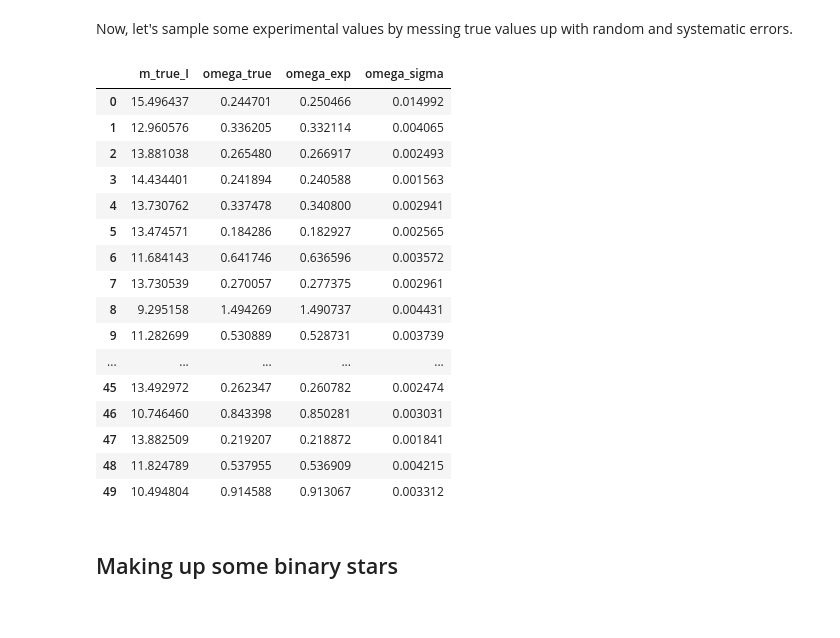
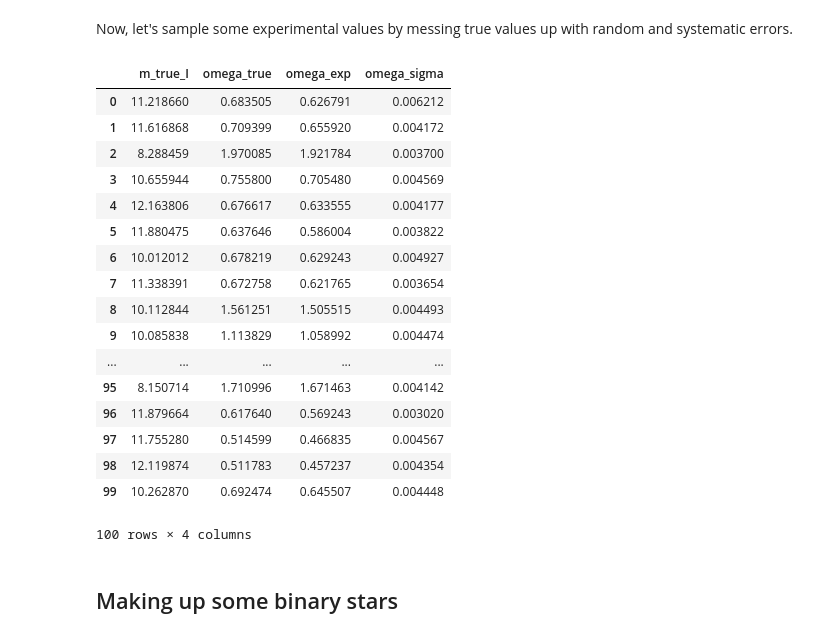
Before and after one commit to vickyscowcroft/bayesian_pl_fitting, a Jupyter notebook: batdog.ipynb, the cells around one changed output. Cells and saved outputs as stored; diff of their text form; code cells hidden in the pictures.

```diff
--- a/batdog.ipynb
+++ b/batdog.ipynb
@@ -79,7 +81,7 @@ def stellar_distribution(r, L, fact=1):
 
 
 # Set some parameters
-N_stars = 50  # number of stars
+N_stars = 100  # number of stars
 scale = 1000  # scale factor in pc to apply, roughly half the mode of the pdf
 
 # Work out the maximum of our distribution
@@ -119,9 +121,9 @@ data['dec'] = pd.Series((np.random.rand(N_stars) - 0.5)*180)
 i = 0
 r_true = np.zeros(N_stars)
 while i < N_stars:
-    # Create a test r of size 13 times that of the scale and a deviate test_p
+    # Create a test r of size ~scale and a deviate test_p
     # to compare with the interval
-    test_r = np.random.rand() * scale * 13
+    test_r = (2*scale - scale/2)*np.random.rand() + scale/2
     test_p = np.random.rand()
 
     # See if the test point is in the distribution or not
@@ -204,7 +206,7 @@ def parallax_error_estimator(magnitude, N_stars):
 
 
 """Parallax"""
-omega_0_true = -0.0  # in mas
+omega_0_true = -0.05  # in mas
 parallax_errors = parallax_error_estimator(data['m_true_I'], N_stars) / 5 ################## BIG CHEEKY DIVISION HERE
 data['omega_exp'] = (data['omega_true'] + omega_0_true
                      + np.random.normal(loc=0, scale=1, size=N_stars)
@@ -213,10 +215,10 @@ data['omega_sigma'] = np.abs(parallax_errors)
 
 
 """Period"""
-# Typical 1-2% P error
+# Typical 1.5% P error
 period_errors = data['P_true'] * np.random.normal(loc=0, scale=0.015, size=N_stars)
 data['P_exp'] = data['P_true'] + period_errors
-data['P_sigma'] = np.sqrt(np.abs(period_errors)**2 + 0.01**2)
+data['P_sigma'] = data['P_exp'] * 0.015
 
 
 """Apparent magnitude (uncorrected for extinction) & extinction estimates"""
@@ -227,51 +229,52 @@ for i, j in zip(band_names, range(N_bands)):
     band = '_' + i
     app_magnitude_errors = np.random.normal(loc=0, scale=0.01, size=N_stars)
     data['m_exp'+band] = data['m_true'+band] + app_magnitude_errors
-    data['m_sigma'+band] = np.sqrt(np.abs(app_magnitude_errors)**2 + 0.01**2)
+    data['m_sigma'+band] = 0.01
     data['A_exp'+band] = data['A_true'+band] * ((0.9-0.5)*np.random.rand(N_stars) + 0.5)
     data['A_sigma'+band] = 0.3 * data['A_exp'+band]   # 30% error on all
 
 
 
 """Inferred absolute magniture from the test PLR"""
 ### THIS CURRENTLY JUST USES INPUT ERROR - needs knowledge of relationship error also
 # We are assuming that the scatter is much greater than the period error
 # to justify M being treated as a Gaussian deviate.
 #data['M_exp'] = pd.Series(test_PLR.magnitude(data['P_exp']) + data['s_true'])
 #data['M_sigma'] = pd.Series(np.sqrt(
 #            (test_PLR.read_band_a() * data['P_sigma']/data['P_exp']
 #             * np.log(data['P_exp']))**2
 #            + (0 * test_PLR.read_band_b())**2
 #            + (0 * dispersion_guess)**2))
 
 # """Inferred radii from the test PLR"""
 # data['r_exp'] = np.power(10, (data['m_exp']
 #                              - data['M_exp']) / 5 + 1)
 # data['r_exp_u'] = np.power(10, (data['m_exp'] + data['m_sigma']
 #                                - data['M_sigma']) / 5 + 1)
 # data['r_exp_l'] = np.power(10, (data['m_exp'] - data['m_sigma']
 #                                + data['M_sigma']) / 5 + 1)
 
 # Output some data so far to look at what our results are like
 data[['m_true'+band, 'omega_true', 'omega_exp', 'omega_sigma']]
 # %% [output]
 |  | m_true_I | omega_true | omega_exp | omega_sigma |
-| 0 | 15.496437 | 0.244701 | 0.250466 | 0.014992 |
-| 1 | 12.960576 | 0.336205 | 0.332114 | 0.004065 |
-| 2 | 13.881038 | 0.265480 | 0.266917 | 0.002493 |
-| 3 | 14.434401 | 0.241894 | 0.240588 | 0.001563 |
-| 4 | 13.730762 | 0.337478 | 0.340800 | 0.002941 |
-| 5 | 13.474571 | 0.184286 | 0.182927 | 0.002565 |
-| 6 | 11.684143 | 0.641746 | 0.636596 | 0.003572 |
-| 7 | 13.730539 | 0.270057 | 0.277375 | 0.002961 |
-| 8 | 9.295158 | 1.494269 | 1.490737 | 0.004431 |
-| 9 | 11.282699 | 0.530889 | 0.528731 | 0.003739 |
+| 0 | 11.218660 | 0.683505 | 0.626791 | 0.006212 |
+| 1 | 11.616868 | 0.709399 | 0.655920 | 0.004172 |
+| 2 | 8.288459 | 1.970085 | 1.921784 | 0.003700 |
+| 3 | 10.655944 | 0.755800 | 0.705480 | 0.004569 |
+| 4 | 12.163806 | 0.676617 | 0.633555 | 0.004177 |
+| 5 | 11.880475 | 0.637646 | 0.586004 | 0.003822 |
+| 6 | 10.012012 | 0.678219 | 0.629243 | 0.004927 |
+| 7 | 11.338391 | 0.672758 | 0.621765 | 0.003654 |
+| 8 | 10.112844 | 1.561251 | 1.505515 | 0.004493 |
+| 9 | 10.085838 | 1.113829 | 1.058992 | 0.004474 |
 | ... | ... | ... | ... | ... |
-| 45 | 13.492972 | 0.262347 | 0.260782 | 0.002474 |
-| 46 | 10.746460 | 0.843398 | 0.850281 | 0.003031 |
-| 47 | 13.882509 | 0.219207 | 0.218872 | 0.001841 |
-| 48 | 11.824789 | 0.537955 | 0.536909 | 0.004215 |
-| 49 | 10.494804 | 0.914588 | 0.913067 | 0.003312 |
+| 95 | 8.150714 | 1.710996 | 1.671463 | 0.004142 |
+| 96 | 11.879664 | 0.617640 | 0.569243 | 0.003020 |
+| 97 | 11.755280 | 0.514599 | 0.466835 | 0.004567 |
+| 98 | 12.119874 | 0.511783 | 0.457237 | 0.004354 |
+| 99 | 10.262870 | 0.692474 | 0.645507 | 0.004448 |
+100 rows × 4 columns
 # %% [markdown]
 ## Making up some binary stars
 # %% [markdown]
```
Also changed, not shown: parts of 23 cells of this notebook, 3 other files.
